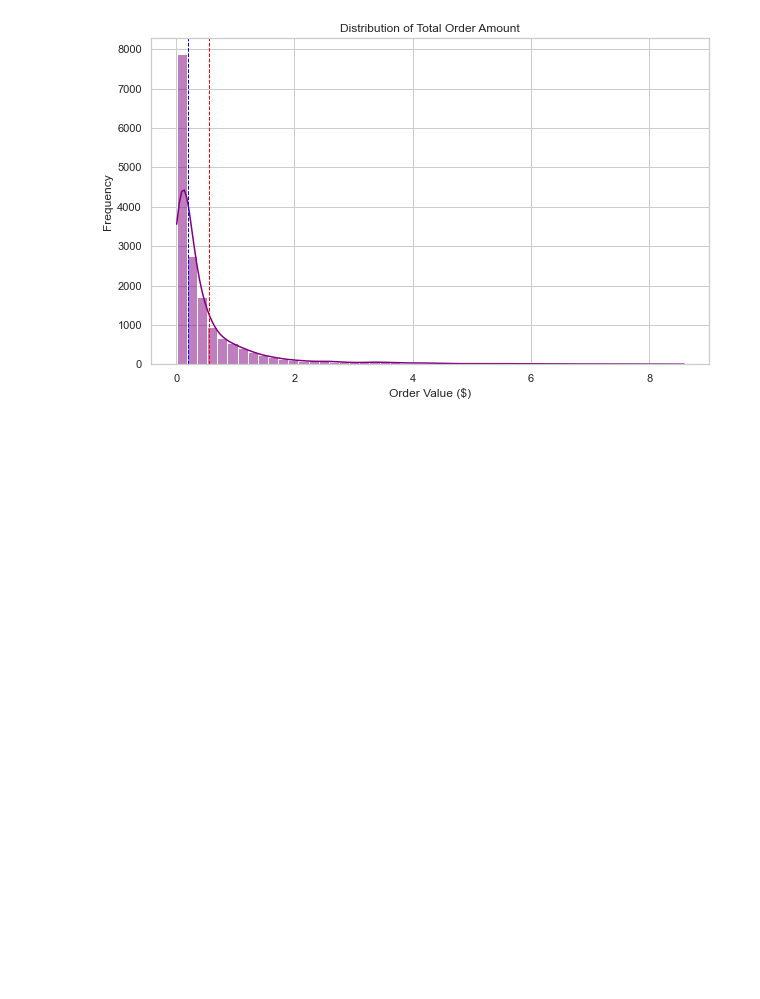
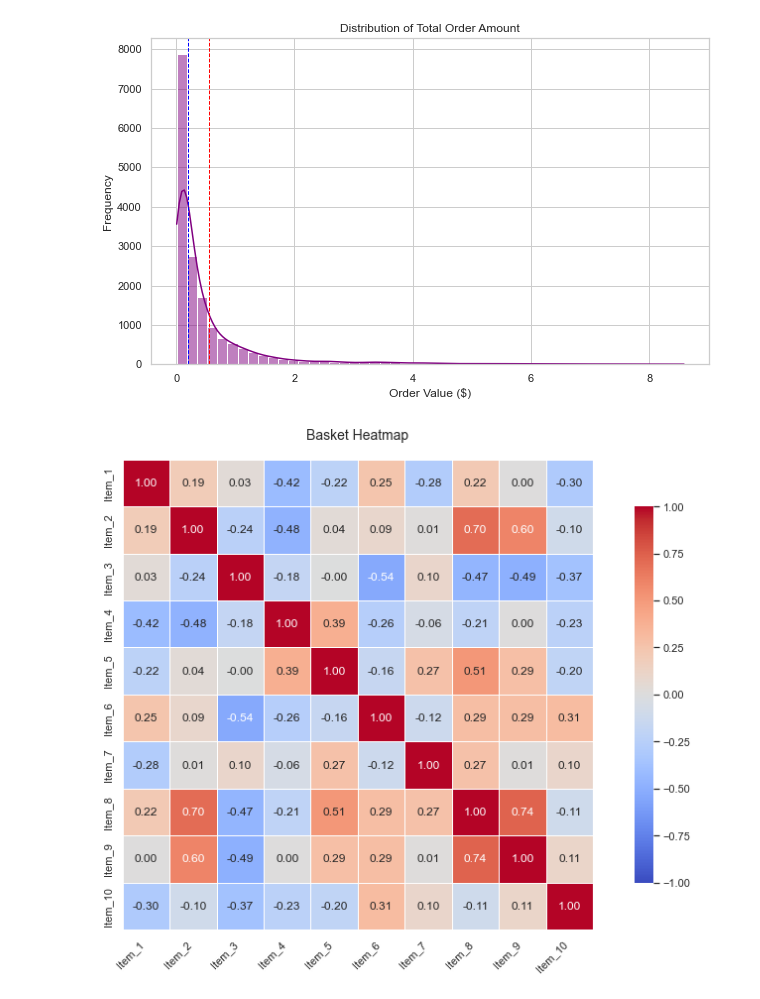
Before and after one commit to MC-Zealot/data_research, a Jupyter notebook: com/ft/basket/data_research/basket.ipynb, the cells around one changed output. Cells and saved outputs as stored; diff of their text form; code cells hidden in the pictures; blank space fills up the shorter version.

Commit message:
data

```diff
--- a/com/ft/basket/data_research/basket.ipynb
+++ b/com/ft/basket/data_research/basket.ipynb
@@ -164,3 +164,31 @@ plt.axvline(df["k.cost_price"].median(), color='blue', linestyle='dashed', linew
 plt.show()
 # %% [output]
 [figure]
+# %%
+# 生成示例数据（或替换为您的DataFrame）
+df = pd.DataFrame(np.random.rand(10, 10),
+                  columns=[f'Item_{i}' for i in range(1, 11)])
+# %%
+# 计算相关系数矩阵
+corr_matrix = df.corr()
+
+# 绘制热力图
+plt.figure(figsize=(12, 8))
+sns.heatmap(
+    corr_matrix,
+    annot=True,          # 显示数值
+    fmt=".2f",          # 数值格式
+    cmap="coolwarm",     # 颜色映射
+    vmin=-1, vmax=1,     # 颜色范围固定为[-1,1]
+    linewidths=0.5,      # 单元格边线宽度
+    square=True,         # 保持单元格为方形
+    cbar_kws={"shrink": 0.8}  # 调整颜色条大小
+)
+
+# 添加标题和调整布局
+plt.title("Basket Heatmap", fontsize=14, pad=20)
+plt.xticks(rotation=45, ha='right')  # X轴标签旋转
+plt.tight_layout()
+plt.show()
+# %% [output]
+[figure, added]
```
Also changed, not shown: 5 other files.
